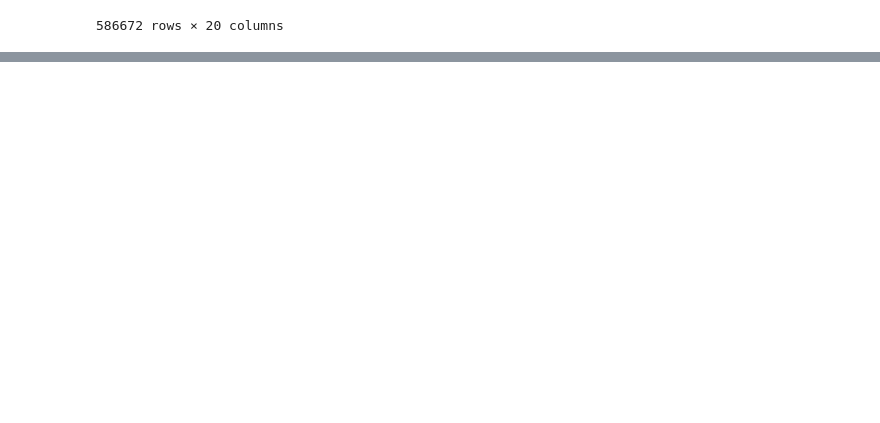
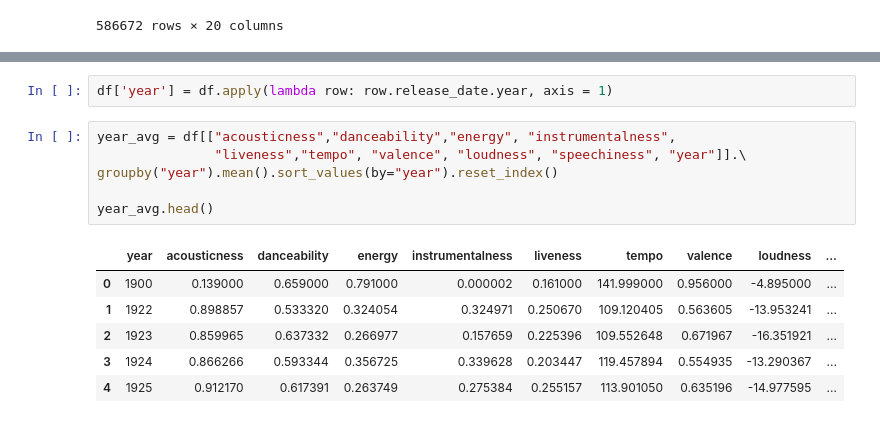
Before and after one commit to Harsh-2420/spotify, a Jupyter notebook: spotify.ipynb, the cells around one changed output, grey strips where cells are left out. Drawn from its saved outputs; the diff is of its cells as text; blank space fills up the shorter version.

```diff
--- a/spotify.ipynb
+++ b/spotify.ipynb
@@ -33,0 +68,15 @@ df
+# %%
+df['year'] = df.apply(lambda row: row.release_date.year, axis = 1)
+# %%
+year_avg = df[["acousticness","danceability","energy", "instrumentalness",
+               "liveness","tempo", "valence", "loudness", "speechiness", "year"]].\
+groupby("year").mean().sort_values(by="year").reset_index()
+
+year_avg.head()
+# %% [output]
+|  | year | acousticness | danceability | energy | instrumentalness | liveness | tempo | valence | loudness | ... |
+| 0 | 1900 | 0.139000 | 0.659000 | 0.791000 | 0.000002 | 0.161000 | 141.999000 | 0.956000 | -4.895000 | ... |
+| 1 | 1922 | 0.898857 | 0.533320 | 0.324054 | 0.324971 | 0.250670 | 109.120405 | 0.563605 | -13.953241 | ... |
+| 2 | 1923 | 0.859965 | 0.637332 | 0.266977 | 0.157659 | 0.225396 | 109.552648 | 0.671967 | -16.351921 | ... |
+| 3 | 1924 | 0.866266 | 0.593344 | 0.356725 | 0.339628 | 0.203447 | 119.457894 | 0.554935 | -13.290367 | ... |
+| 4 | 1925 | 0.912170 | 0.617391 | 0.263749 | 0.275384 | 0.255157 | 113.901050 | 0.635196 | -14.977595 | ... |
```
Also changed, not shown: parts of 9 cells of this notebook.
